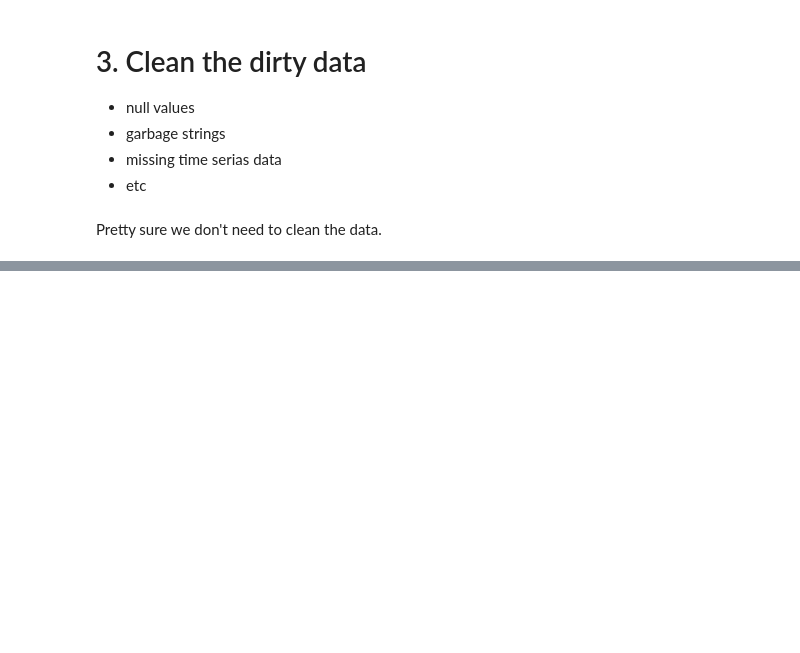
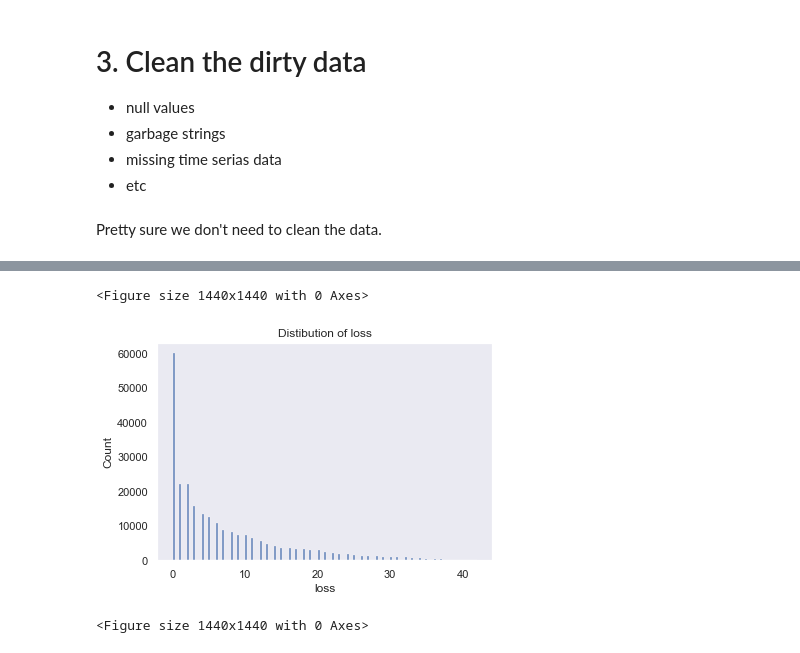
Before and after one commit to FaberNovum/TabularPlaygroundSeries, a Jupyter notebook: trivor_tabular.ipynb, the cells around one changed output, grey strips where cells are left out. Cells and saved outputs as stored; diff of their text form; code cells hidden in the pictures; blank space fills up the shorter version.

```diff
--- a/trivor_tabular.ipynb
+++ b/trivor_tabular.ipynb
@@ -79,0 +96,11 @@ final_x
+# %%
+#Plot
+sns.set_style("dark")
+sns.histplot(data=train_data.loss)
+
+plt.title('Distibution of loss')
+plt.figure(figsize=(20,20))
+# %% [output]
+<Figure size 1440x1440 with 0 Axes>
+[figure, added]
+<Figure size 1440x1440 with 0 Axes>
```
Also changed, not shown: parts of 3 cells of this notebook.
